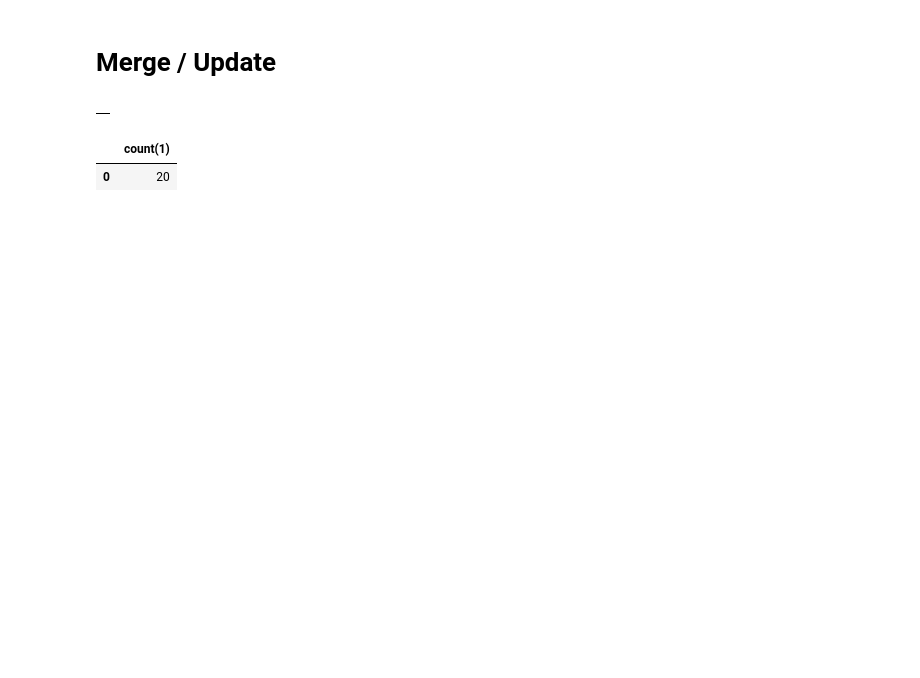
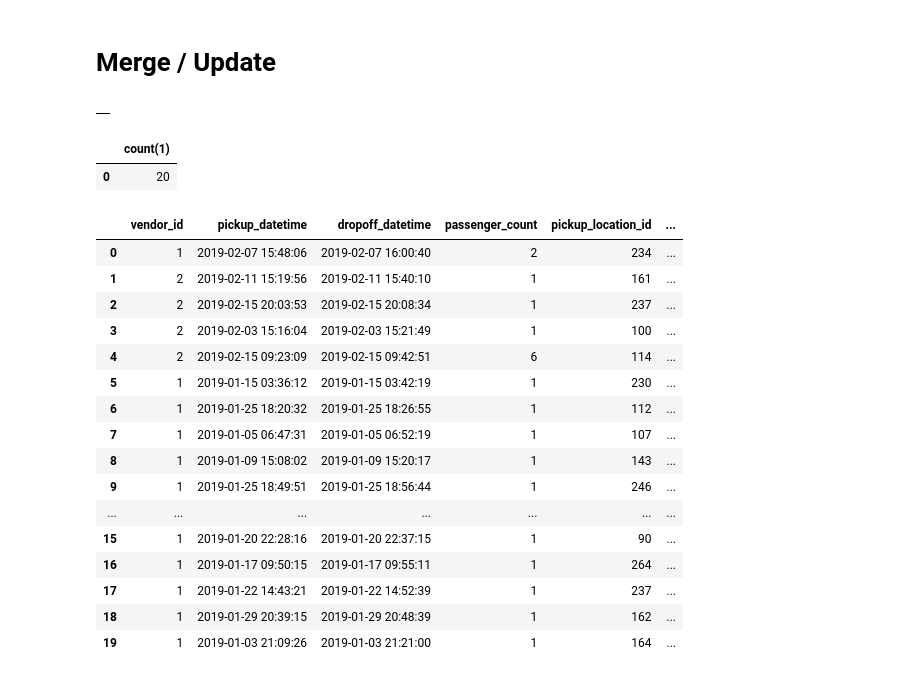
Before and after one commit to makism/spark-iceberg, a Jupyter notebook: services/jupyterlab/notebooks/Short tutorial.ipynb, the cells around one changed output. Drawn from its saved outputs; the diff is of its cells as text; code cells hidden in the pictures; blank space fills up the shorter version.

```diff
--- a/services/jupyterlab/notebooks/Short tutorial.ipynb
+++ b/services/jupyterlab/notebooks/Short tutorial.ipynb
@@ -205,3 +223,23 @@ spark.sql("SELECT COUNT(*) FROM taxis.trips;").toPandas()
 # %% [output]
 |  | count(1) |
 | 0 | 20 |
+# %%
+spark.sql("SELECT * FROM taxis.trips;").toPandas()
+# %% [output]
+|  | vendor_id | pickup_datetime | dropoff_datetime | passenger_count | pickup_location_id | ... |
+| 0 | 1 | 2019-02-07 15:48:06 | 2019-02-07 16:00:40 | 2 | 234 | ... |
+| 1 | 2 | 2019-02-11 15:19:56 | 2019-02-11 15:40:10 | 1 | 161 | ... |
+| 2 | 2 | 2019-02-15 20:03:53 | 2019-02-15 20:08:34 | 1 | 237 | ... |
+| 3 | 2 | 2019-02-03 15:16:04 | 2019-02-03 15:21:49 | 1 | 100 | ... |
+| 4 | 2 | 2019-02-15 09:23:09 | 2019-02-15 09:42:51 | 6 | 114 | ... |
+| 5 | 1 | 2019-01-15 03:36:12 | 2019-01-15 03:42:19 | 1 | 230 | ... |
+| 6 | 1 | 2019-01-25 18:20:32 | 2019-01-25 18:26:55 | 1 | 112 | ... |
+| 7 | 1 | 2019-01-05 06:47:31 | 2019-01-05 06:52:19 | 1 | 107 | ... |
+| 8 | 1 | 2019-01-09 15:08:02 | 2019-01-09 15:20:17 | 1 | 143 | ... |
+| 9 | 1 | 2019-01-25 18:49:51 | 2019-01-25 18:56:44 | 1 | 246 | ... |
+| ... | ... | ... | ... | ... | ... | ... |
+| 15 | 1 | 2019-01-20 22:28:16 | 2019-01-20 22:37:15 | 1 | 90 | ... |
+| 16 | 1 | 2019-01-17 09:50:15 | 2019-01-17 09:55:11 | 1 | 264 | ... |
+| 17 | 1 | 2019-01-22 14:43:21 | 2019-01-22 14:52:39 | 1 | 237 | ... |
+| 18 | 1 | 2019-01-29 20:39:15 | 2019-01-29 20:48:39 | 1 | 162 | ... |
+| 19 | 1 | 2019-01-03 21:09:26 | 2019-01-03 21:21:00 | 1 | 164 | ... |
```
Also changed, not shown: parts of 3 cells of this notebook.
